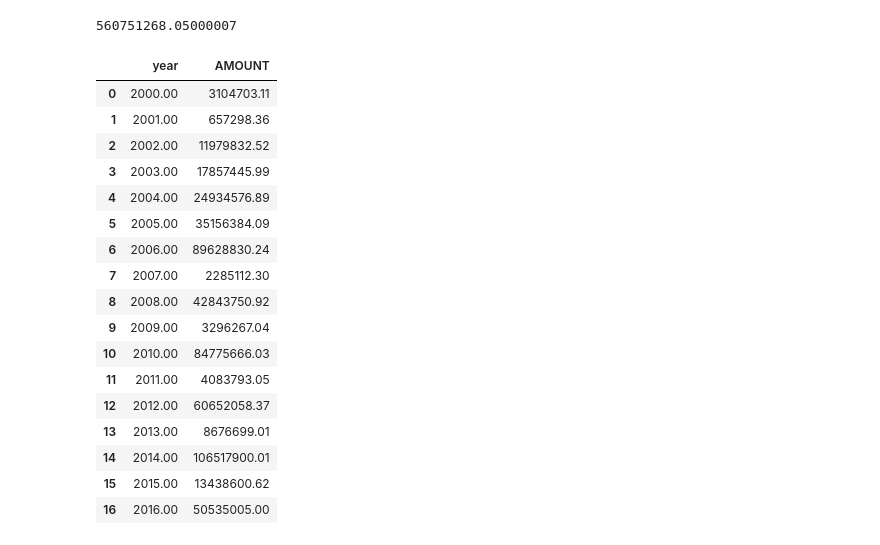
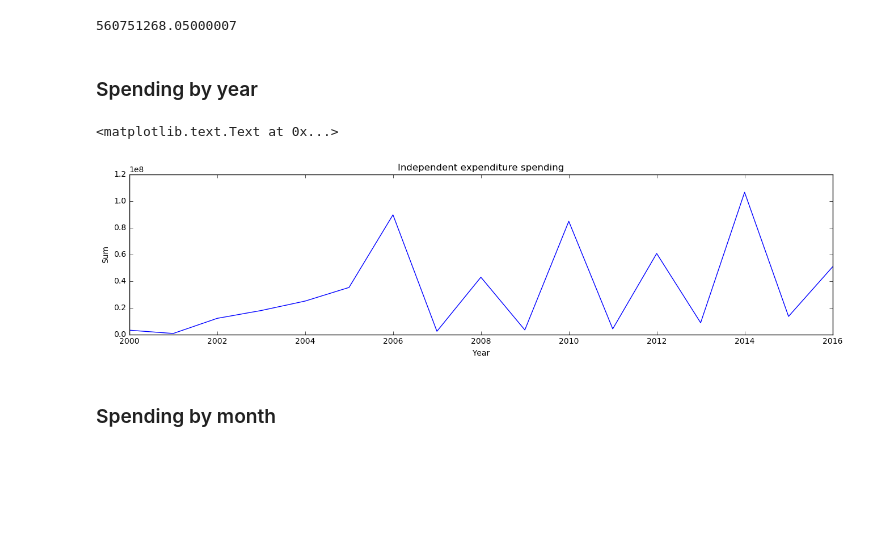
Before and after one commit to palewire/python-calaccess-notebooks, a Jupyter notebook: independent expenditures.ipynb, the cells around one changed output. Saved outputs shown, nothing was run; the diff lists cells and outputs as text; code cells hidden in the pictures; blank space fills up the shorter version.

```diff
--- a/independent expenditures.ipynb
+++ b/independent expenditures.ipynb
@@ -122,6 +148,8 @@ df.groupby(['LINE_ITEM'])['FILING_ID'].agg(['count'])
 df['AMOUNT'].sum()
 # %% [output]
 560751268.05000007
+# %% [markdown]
+### Spending by year
 # %%
 def trim_to_year(row):
     try:
@@ -131,26 +159,21 @@ def trim_to_year(row):
 
 df["year"] = df.apply(trim_to_year, axis=1)
 # %%
-df.groupby('year')['AMOUNT'].agg('sum').reset_index()
+by_year = df.groupby('year')['AMOUNT'].agg('sum')
-# %% [output]
-|  | year | AMOUNT |
-| 0 | 2000.00 | 3104703.11 |
-| 1 | 2001.00 | 657298.36 |
-| 2 | 2002.00 | 11979832.52 |
-| 3 | 2003.00 | 17857445.99 |
-| 4 | 2004.00 | 24934576.89 |
-| 5 | 2005.00 | 35156384.09 |
-| 6 | 2006.00 | 89628830.24 |
-| 7 | 2007.00 | 2285112.30 |
-| 8 | 2008.00 | 42843750.92 |
-| 9 | 2009.00 | 3296267.04 |
-| 10 | 2010.00 | 84775666.03 |
-| 11 | 2011.00 | 4083793.05 |
-| 12 | 2012.00 | 60652058.37 |
-| 13 | 2013.00 | 8676699.01 |
-| 14 | 2014.00 | 106517900.01 |
-| 15 | 2015.00 | 13438600.62 |
-| 16 | 2016.00 | 50535005.00 |
+# %%
+by_year = by_year.to_frame('sum').reset_index()
+# %%
+fig = plt.figure(1, figsize=(16,8))
+ax1 = fig.add_subplot(211)
+ax1.plot(by_year['year'], by_year['sum'])
+ax1.set_title('Independent expenditure spending')
+ax1.set_xlabel('Year')
+ax1.set_ylabel('Sum')
+# %% [output]
+<matplotlib.text.Text at 0x...>
+[figure, added]
+# %% [markdown]
+### Spending by month
 # %%
 def trim_to_month(row):
     try:
```
Also changed, not shown: parts of 14 cells of this notebook.
